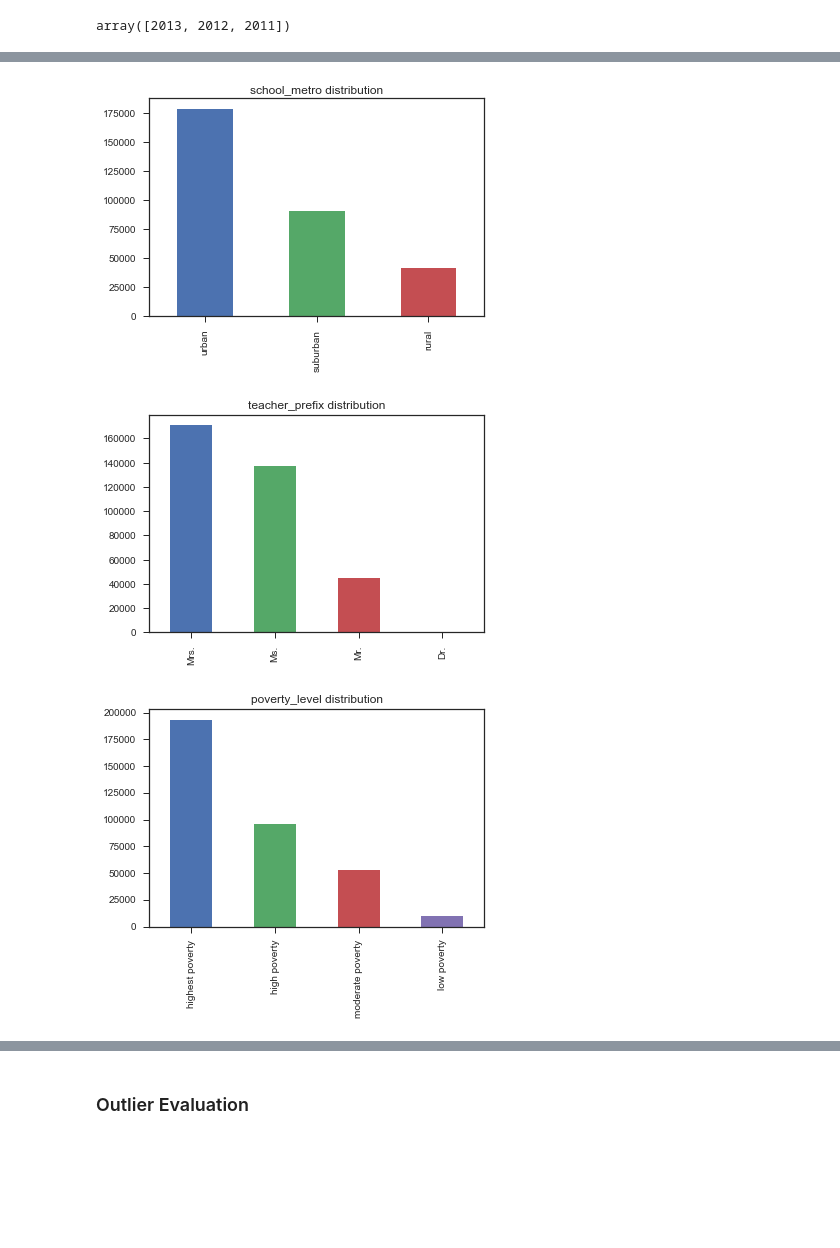
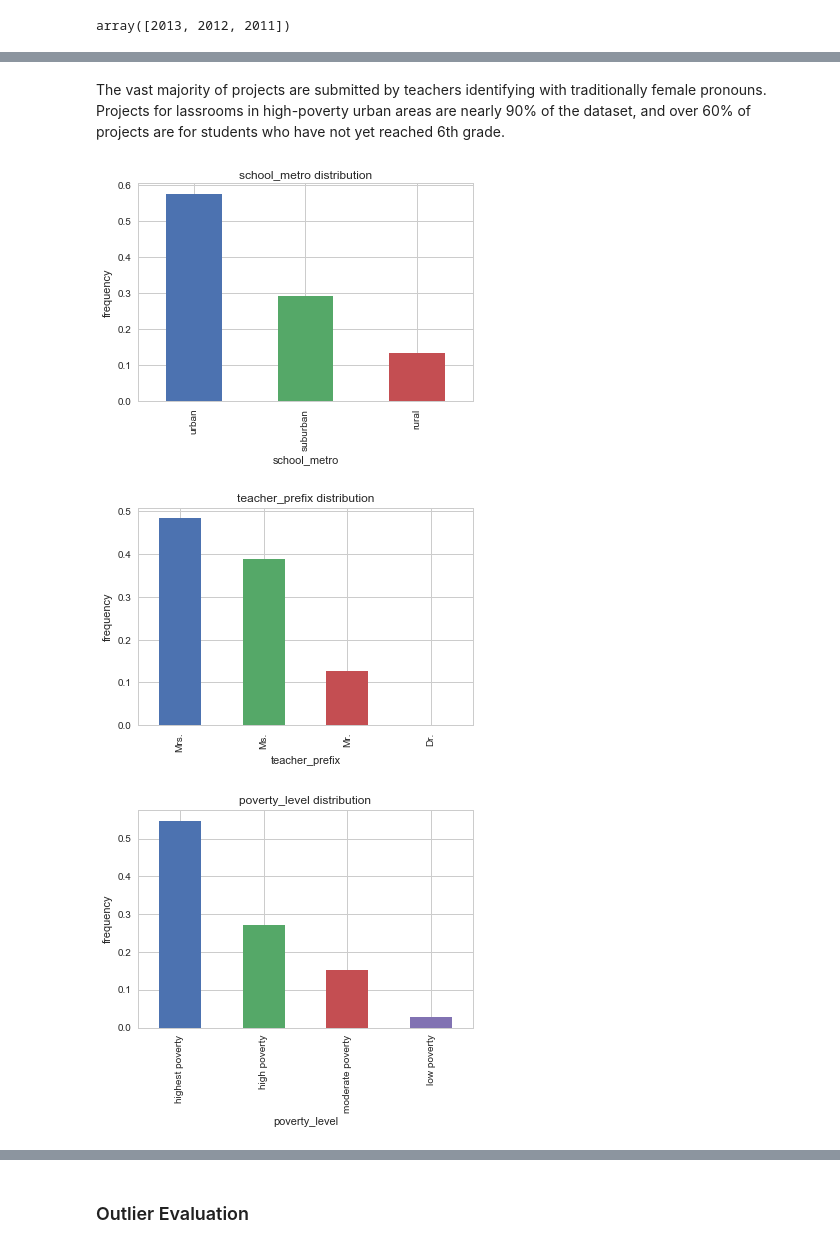
Before and after one commit to anmolchaturvedi/predicting_excitement, a Jupyter notebook: donors_choose.ipynb, the cells around one changed output, grey strips where cells are left out. Cells and saved outputs as stored; diff of their text form; code cells hidden in the pictures; blank space fills up the shorter version.

```diff
--- a/donors_choose.ipynb
+++ b/donors_choose.ipynb
@@ -33,7 +33,7 @@ import ml_explore as exp
 import ml_modeling as md
 import magiclooping as mp
 
-sns.set(style = "ticks", color_codes = True)
+sns.set(style = "whitegrid", color_codes = True)
 %matplotlib inline
 # %% [markdown]
 ### Read and Pre-Process Data
@@ -178,9 +198,11 @@ defaultdict(list,
               'year',
               'month'],
              'datetime': ['date_posted']})
+# %% [markdown]
+The vast majority of projects are submitted by teachers identifying with traditionally female pronouns. Projects for lassrooms in high-poverty urban areas are nearly 90% of the dataset, and over 60% of projects are for students who have not yet reached 6th grade.
 # %%
-exp.plot_value_counts(project_info, types, 'multi')
+exp.plot_value_counts(project_info, types, 'multi', norm = True)
 # %% [output]
-[figure, old version]
+[figure, new version]
-[figure, old version]
+[figure, new version]
-[figure, old version]
+[figure, new version]
```
Also changed, not shown: parts of 47 cells of this notebook, 3 other files.
